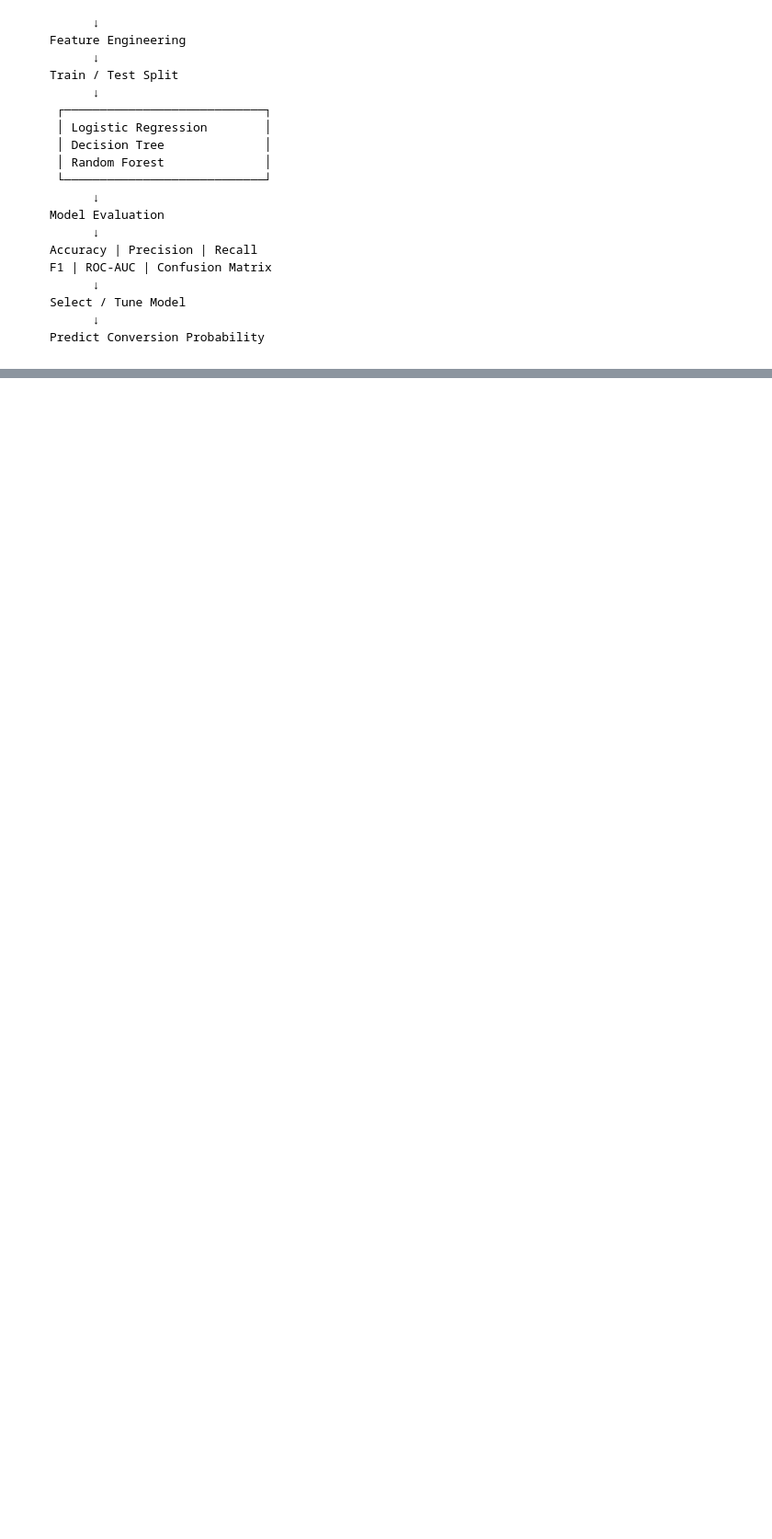
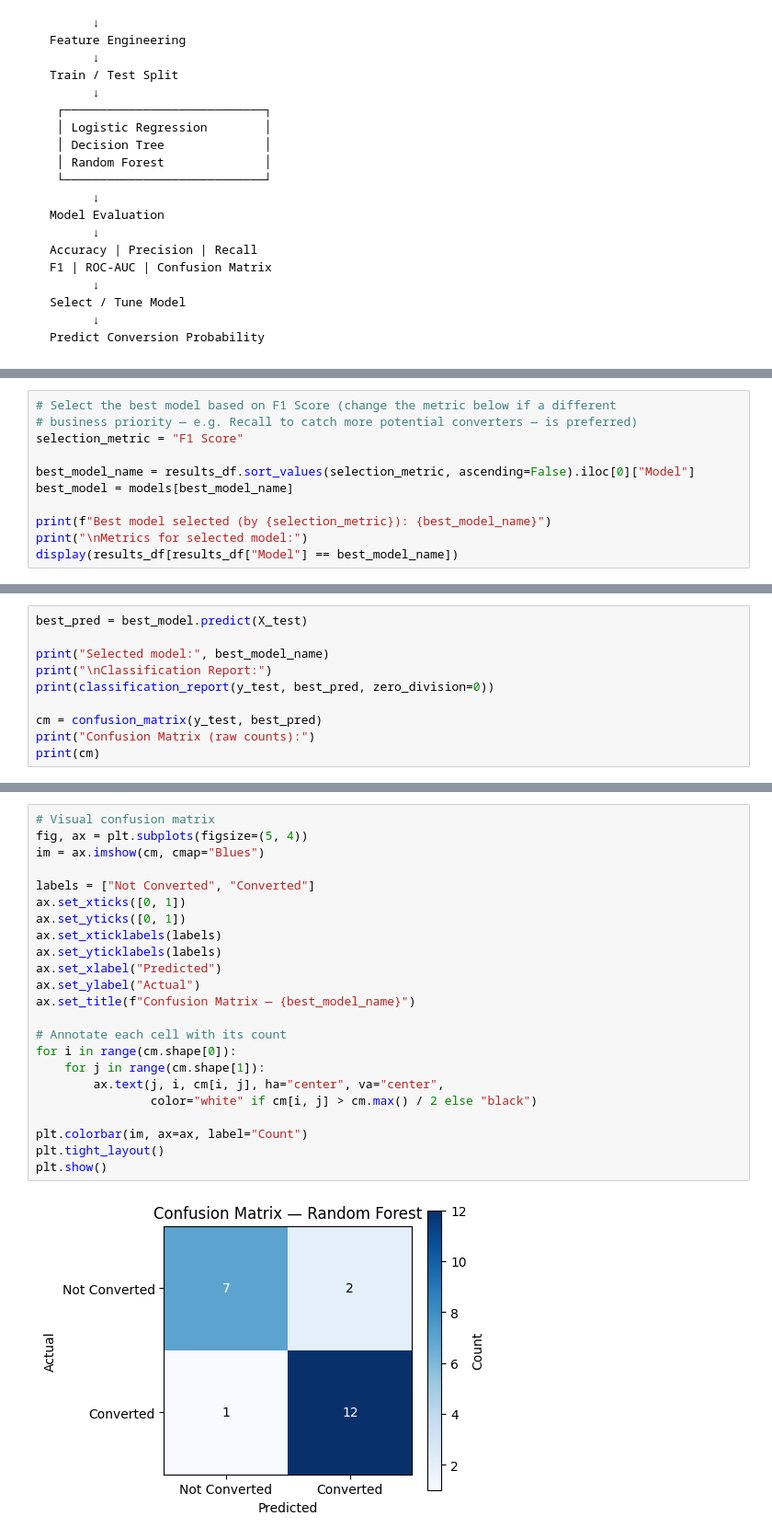
Before and after one commit to arshdeepverma/subscription-conversion-prediction, a Jupyter notebook: Subscription_Conversion_Prediction_ML_Project.ipynb, the cells around one changed output, grey strips where cells are left out. Shown at 92% size. Cells and saved outputs as stored; diff of their text form; blank space fills up the shorter version.

```diff
--- a/Subscription_Conversion_Prediction_ML_Project.ipynb
+++ b/Subscription_Conversion_Prediction_ML_Project.ipynb
@@ -729,0 +311,11 @@ Conversion Probability
+# %%
+# Select the best model based on F1 Score (change the metric below if a different
+# business priority — e.g. Recall to catch more potential converters — is preferred)
+selection_metric = "F1 Score"
+
+best_model_name = results_df.sort_values(selection_metric, ascending=False).iloc[0]["Model"]
+best_model = models[best_model_name]
+
+print(f"Best model selected (by {selection_metric}): {best_model_name}")
+print("\nMetrics for selected model:")
+display(results_df[results_df["Model"] == best_model_name])
@@ -729,0 +389,10 @@ Conversion Probability
+# %%
+best_pred = best_model.predict(X_test)
+
+print("Selected model:", best_model_name)
+print("\nClassification Report:")
+print(classification_report(y_test, best_pred, zero_division=0))
+
+cm = confusion_matrix(y_test, best_pred)
+print("Confusion Matrix (raw counts):")
+print(cm)
@@ -729,0 +415,25 @@ Conversion Probability
+# %%
+# Visual confusion matrix
+fig, ax = plt.subplots(figsize=(5, 4))
+im = ax.imshow(cm, cmap="Blues")
+
+labels = ["Not Converted", "Converted"]
+ax.set_xticks([0, 1])
+ax.set_yticks([0, 1])
+ax.set_xticklabels(labels)
+ax.set_yticklabels(labels)
+ax.set_xlabel("Predicted")
+ax.set_ylabel("Actual")
+ax.set_title(f"Confusion Matrix — {best_model_name}")
+
+# Annotate each cell with its count
+for i in range(cm.shape[0]):
+    for j in range(cm.shape[1]):
+        ax.text(j, i, cm[i, j], ha="center", va="center",
+                color="white" if cm[i, j] > cm.max() / 2 else "black")
+
+plt.colorbar(im, ax=ax, label="Count")
+plt.tight_layout()
+plt.show()
+# %% [output]
+[figure, added]
```
Also changed, not shown: parts of 75 cells of this notebook.
